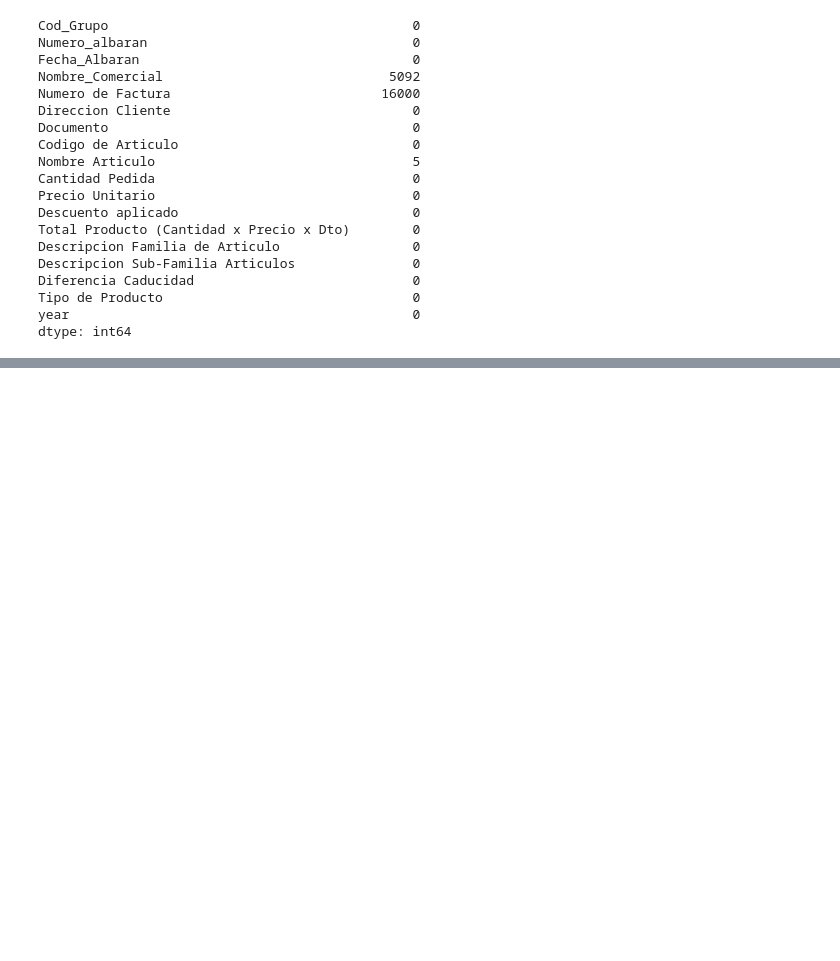
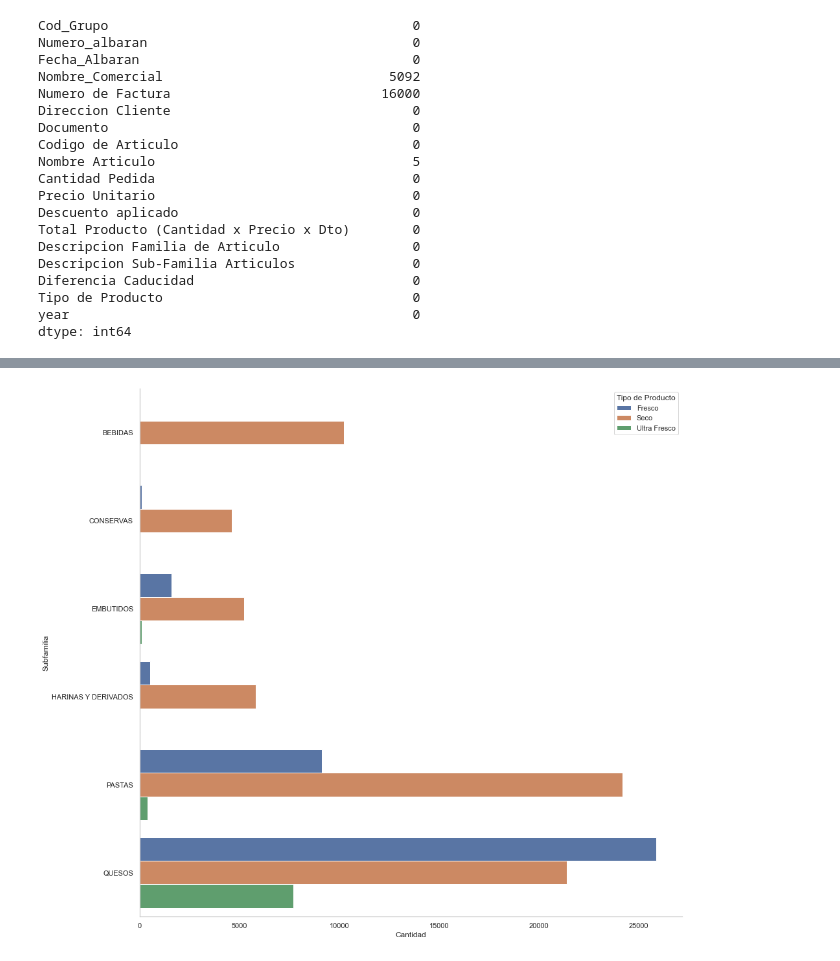
Before and after one commit to pepebonet/bdpesade, a Jupyter notebook: libs/data_analysis.ipynb, the cells around one changed output, grey strips where cells are left out. Cells and saved outputs as stored; diff of their text form; code cells hidden in the pictures; blank space fills up the shorter version.

```diff
--- a/libs/data_analysis.ipynb
+++ b/libs/data_analysis.ipynb
@@ -168,0 +221,17 @@ dtype: int64
+# %%
+df_low_disc = df[df['Descuento aplicado'] < 50]
+df_high_disc = df[df['Descuento aplicado'] >= 50]
+# %%
+df_high_cant = df_high_disc.groupby(['Tipo de Producto', 'Descripcion Familia de Articulo']).apply(
+        lambda x: x['Cantidad Pedida'].sum()).reset_index()
+
+ax = sns.barplot(data=df_high_cant, x=0, y='Descripcion Familia de Articulo', hue='Tipo de Producto')
+
+ax.set_xlabel("Cantidad")
+ax.set_ylabel("Subfamilia")
+ax.grid(False)
+ax.spines['top'].set_visible(False)
+ax.spines['right'].set_visible(False)
+plt.show()
+# %% [output]
+[figure, added]
```
Also changed, not shown: parts of 19 cells of this notebook.
